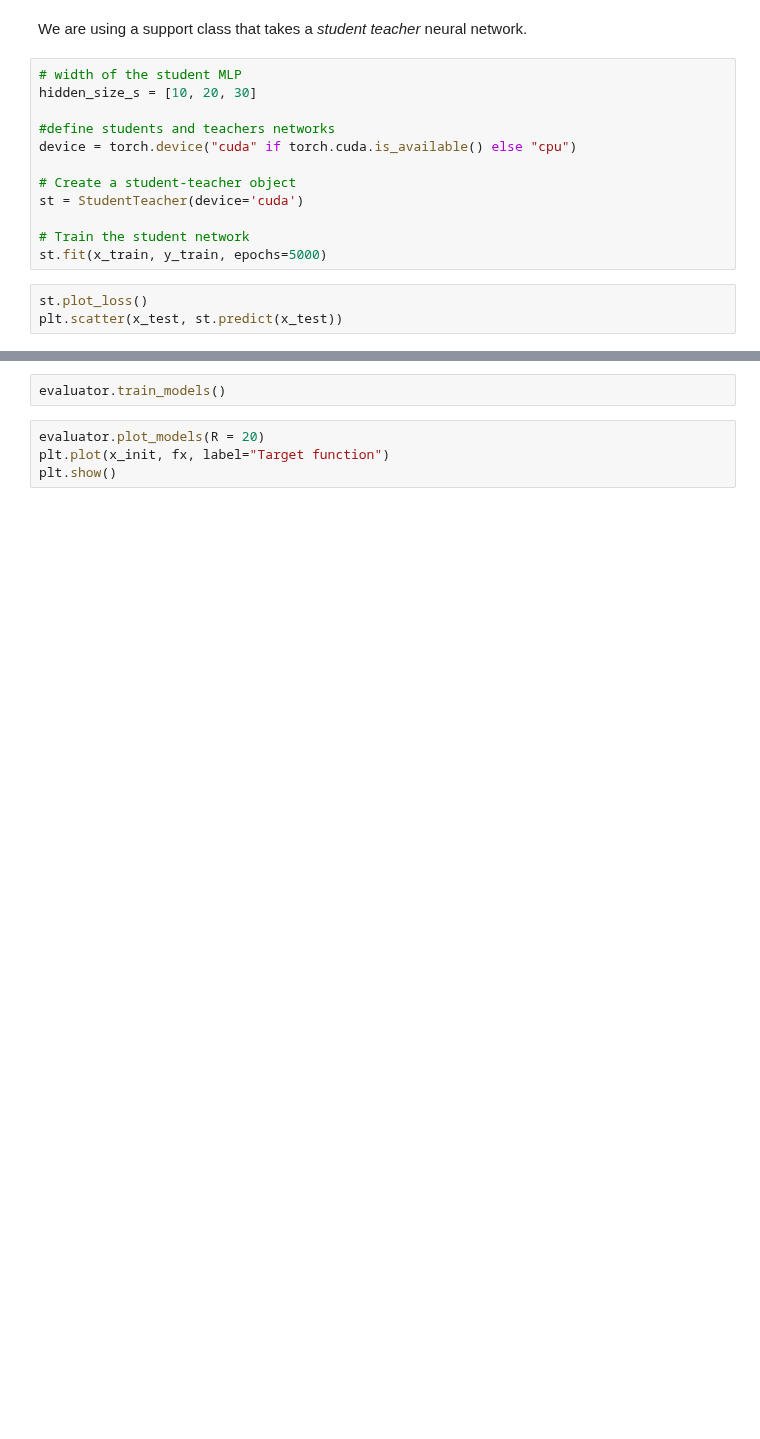
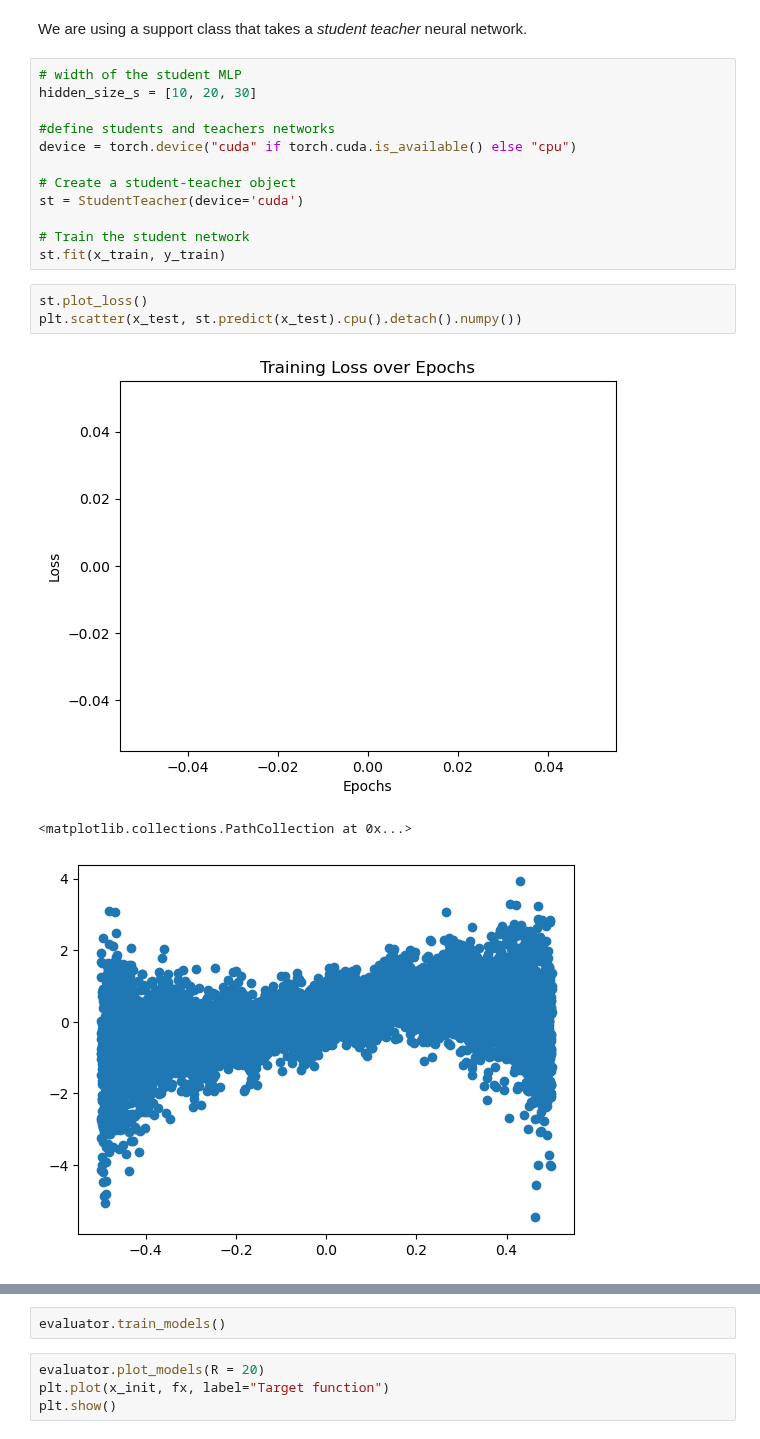
Before and after one commit to IZerab/Math_proj, a Jupyter notebook: New_script.ipynb, the cells around one changed output, grey strips where cells are left out. Saved outputs shown, nothing was run; the diff lists cells and outputs as text; blank space fills up the shorter version.

```diff
--- a/New_script.ipynb
+++ b/New_script.ipynb
@@ -58,9 +62,13 @@ device = torch.device("cuda" if torch.cuda.is_available() else "cpu")
 st = StudentTeacher(device='cuda')
 
 # Train the student network
-st.fit(x_train, y_train, epochs=5000)
+st.fit(x_train, y_train)
 # %%
 st.plot_loss()
-plt.scatter(x_test, st.predict(x_test))
+plt.scatter(x_test, st.predict(x_test).cpu().detach().numpy())
+# %% [output]
+[figure, added]
+<matplotlib.collections.PathCollection at 0x...>
+[figure, added]
 # %%
 # number of trials per layer width
```
Also changed, not shown: parts of 3 cells of this notebook, 1 other file.
